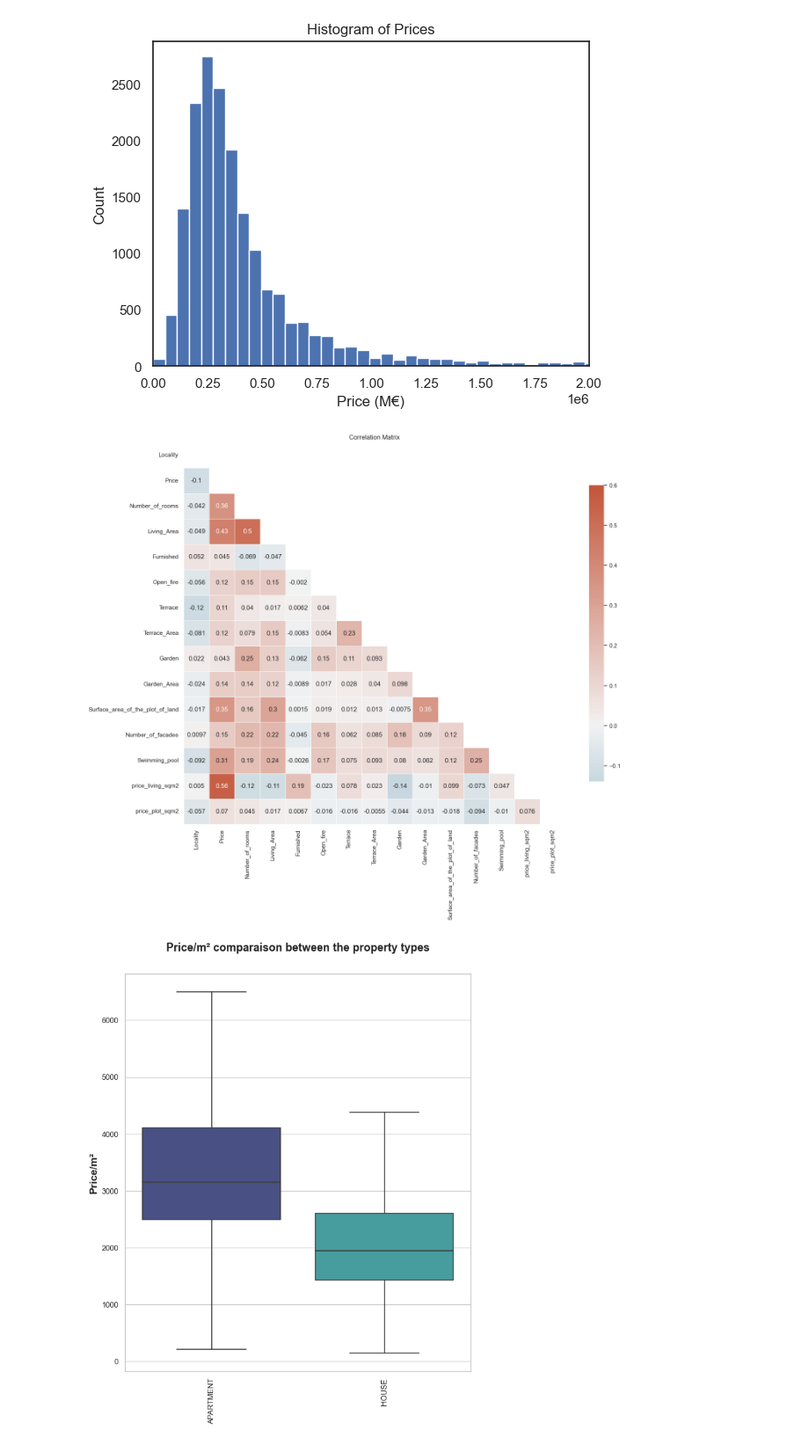
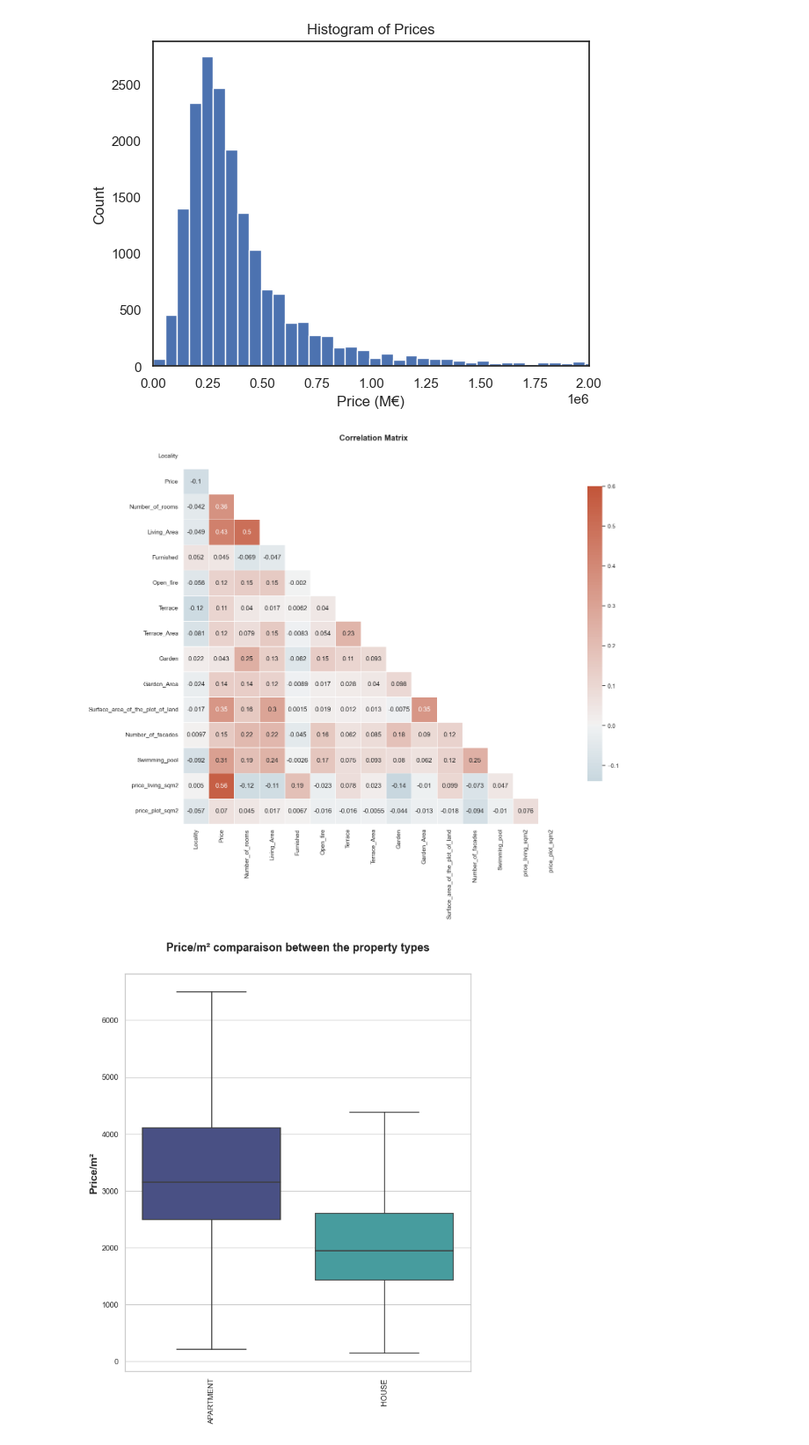
Before and after one commit to Coder-Python/real-estate-price-prediction, a Jupyter notebook: data_analysis/data_visualisation.ipynb, the cells around one changed output. Shown: that part at 88% size. Drawn from its saved outputs; the diff is of its cells as text; code cells hidden in the pictures.

```diff
--- a/data_analysis/data_visualisation.ipynb
+++ b/data_analysis/data_visualisation.ipynb
@@ -100,28 +100,28 @@ plt.show()
 # %%
 sns.set_theme(style="white")
 
 # Compute the correlation matrix
 corr = df.corr(method="pearson")
 
 # Generate a mask for the upper triangle
 mask = np.triu(np.ones_like(corr, dtype=bool))
 
 # Set up the matplotlib figure
 f, ax = plt.subplots(figsize=(16, 20))
 
 # Generate a custom diverging colormap
 cmap = sns.diverging_palette(230, 20, as_cmap=True)
 
 # Draw the heatmap with the mask and correct aspect ratio
 sns.heatmap(corr, annot=True, mask=mask, cmap=cmap, vmax=.6, center=0,
             square=True, linewidths=.5, cbar_kws={"shrink": .5})
 
-plt.title("Correlation Matrix")
+plt.title("Correlation Matrix", fontsize=15, fontweight="bold")
 
 plt.savefig("./visuals/Correlation_matrix.png", bbox_inches="tight")
 plt.show()
 # %% [output]
-[figure, old version]
+[figure, new version]
 # %%
 # Use boolean indexing and the ~ (not) operator to drop rows that contain the strings "HOUSE_GROUP" or "APARTMENT_GROUP" in the "Type_of_property" column
 df = df[~df["Type_of_property"].isin(["HOUSE_GROUP", "APARTMENT_GROUP"])]
```
Also changed, not shown: 2 other files.
